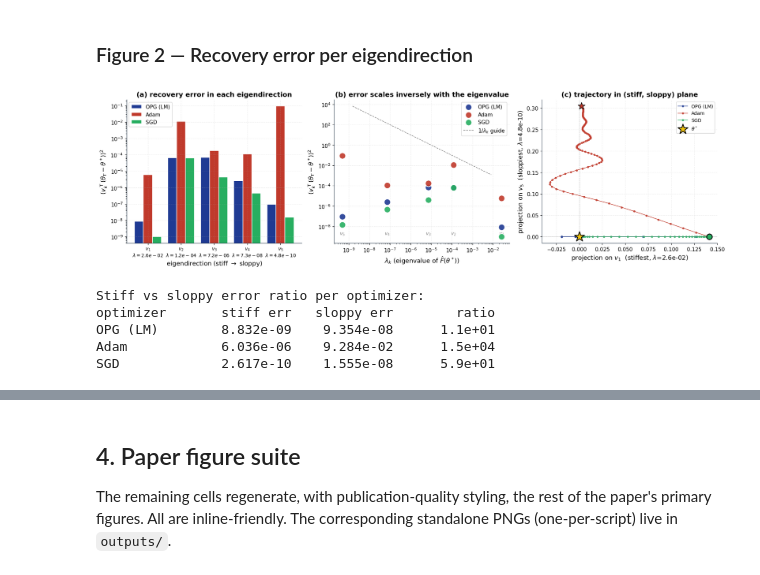
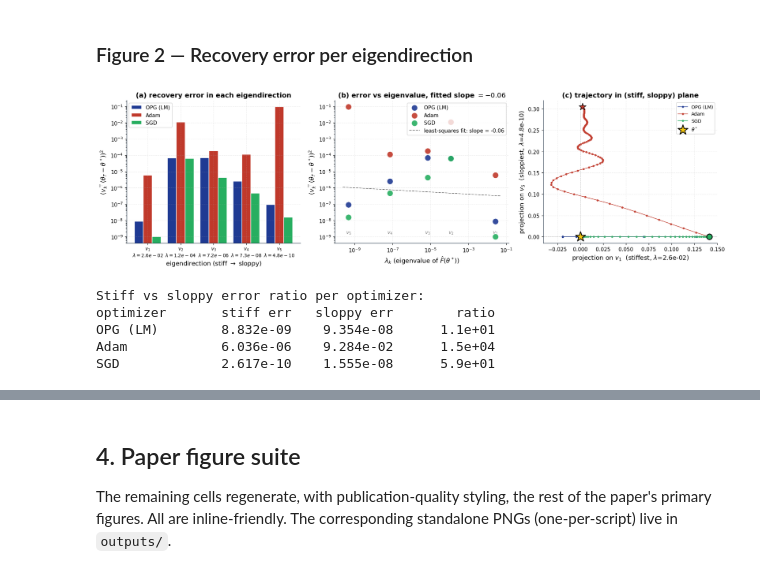
Before and after one commit to pietrobicocchi/research-ABM-curvature-aware-calibration, a Jupyter notebook: notebooks/01_paper_figures.ipynb, the cells around one changed output, grey strips where cells are left out. Cells and saved outputs as stored; diff of their text form; code cells hidden in the pictures.

```diff
--- a/notebooks/01_paper_figures.ipynb
+++ b/notebooks/01_paper_figures.ipynb
@@ -335,50 +335,64 @@ for label, color in opt_order:
 for k in range(5):
     axes[1].annotate(rf"$v_{k+1}$", (eigvals[k], 1.5e-9),
                      fontsize=9, ha="center", color="grey")
-# Ideal scaling: err ~ 1/lambda dashed reference line
-lam_line = np.logspace(np.log10(eigvals.min())+0.5,
-                       np.log10(eigvals.max())-0.5, 20)
-axes[1].plot(lam_line, 1e-5 / lam_line, ls="--", color="grey", lw=1,
-             label=r"$1/\lambda_k$ guide")
+# Least-squares fit on the pooled non-Adam data (OPG and SGD recover both
+# directions; Adam wanders so its slope would dominate spuriously). Report
+# the slope so the reader can judge whether the relationship is close to
+# 1/lambda (slope = -1 on a log-log plot).
+fit_y = []
+fit_x = []
+for label, _color in [("OPG (LM)", PAPER_COLORS["opg"]),
+                       ("SGD",      PAPER_COLORS["sgd"])]:
+    sq = components[label] ** 2
+    fit_x.append(np.log10(eigvals))
+    fit_y.append(np.log10(np.clip(sq, 1e-12, None)))
+fit_x = np.concatenate(fit_x)
+fit_y = np.concatenate(fit_y)
+slope, intercept = np.polyfit(fit_x, fit_y, 1)
+lam_line = np.logspace(np.log10(eigvals.min()) - 0.3,
+                       np.log10(eigvals.max()) + 0.3, 30)
+axes[1].plot(lam_line, 10 ** (intercept + slope * np.log10(lam_line)),
+             ls="--", color="grey", lw=1.2,
+             label=f"least-squares fit: slope = {slope:.2f}")
 axes[1].set_xscale("log")
 axes[1].set_yscale("log")
 axes[1].set_xlabel(r"$\lambda_k$ (eigenvalue of $\hat F(\theta^*)$)")
 axes[1].set_ylabel(r"$(v_k^\top (\theta_T - \theta^*))^2$")
-axes[1].set_title("(b) error scales inversely with the eigenvalue")
+axes[1].set_title(f"(b) error vs eigenvalue, fitted slope $= {slope:.2f}$")
 axes[1].legend(fontsize=10)
 
 # (c) iteration trajectory in stiff vs sloppy components
 for label, color in opt_order:
     t = traj[label]
     axes[2].plot(t[:, 0], t[:, -1], "o-", color=color, lw=1.2,
                  markersize=3, label=label, alpha=0.8)
     axes[2].scatter(t[0, 0], t[0, -1], color=color, s=110,
                     marker="o", edgecolor="black", linewidth=1.4, zorder=10)
     axes[2].scatter(t[-1, 0], t[-1, -1], color=color, s=200,
                     marker="*", edgecolor="black", linewidth=1.0, zorder=10)
 axes[2].scatter([0], [0], s=400, marker="*", color=PAPER_COLORS["truth"],
                 edgecolor="black", linewidth=1.5,
                 label=r"$\theta^*$", zorder=15)
 axes[2].set_xlabel(r"projection on $v_1$  (stiffest, $\lambda$=" + f"{eigvals[0]:.1e})")
 axes[2].set_ylabel(r"projection on $v_5$  (sloppiest, $\lambda$=" + f"{eigvals[-1]:.1e})")
 axes[2].set_title("(c) trajectory in (stiff, sloppy) plane")
 axes[2].axhline(0, color="grey", lw=0.5, ls="--", alpha=0.6)
 axes[2].axvline(0, color="grey", lw=0.5, ls="--", alpha=0.6)
 axes[2].legend(fontsize=9)
 
 plt.tight_layout()
 plt.show()
 
 # Print the stiff/sloppy error ratios
 print("\nStiff vs sloppy error ratio per optimizer:")
 print(f"{'optimizer':<12s} {'stiff err':>12s} {'sloppy err':>12s} {'ratio':>12s}")
 for label, _ in opt_order:
     sq = components[label] ** 2
     stiff = sq[0]
     sloppy = sq[-1]
     print(f"{label:<12s} {stiff:12.3e} {sloppy:12.3e} {sloppy/max(stiff,1e-30):12.1e}")
 # %% [output]
-[figure, old version]
+[figure, new version]
 Stiff vs sloppy error ratio per optimizer:
 optimizer       stiff err   sloppy err        ratio
 OPG (LM)        8.832e-09    9.354e-08      1.1e+01
```
Also changed, not shown: parts of 1 cell of this notebook, 2 other files.
